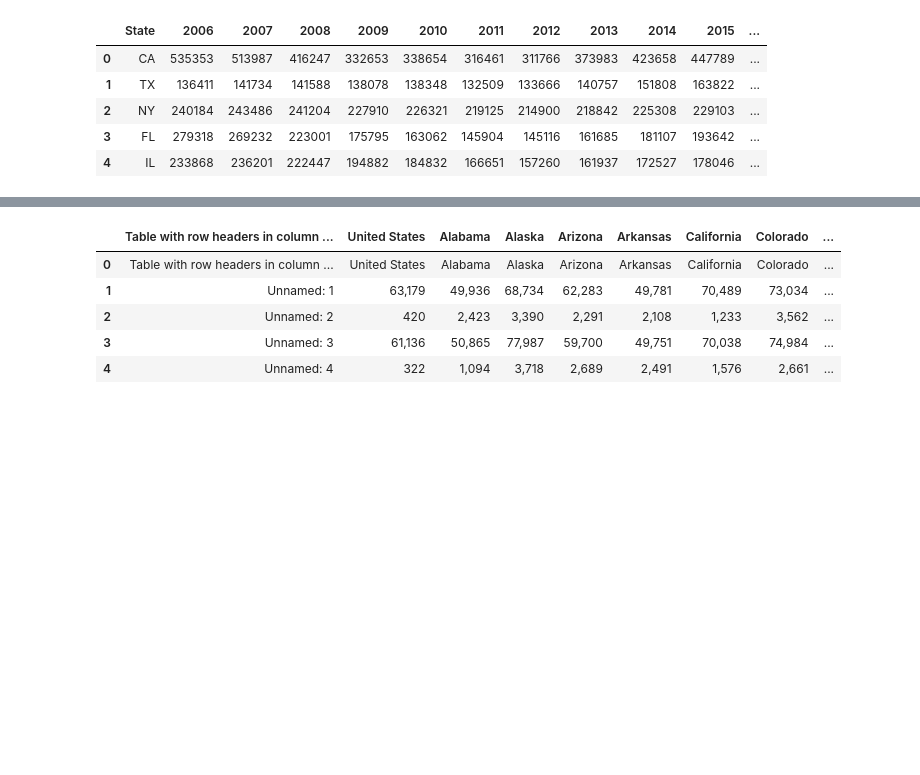
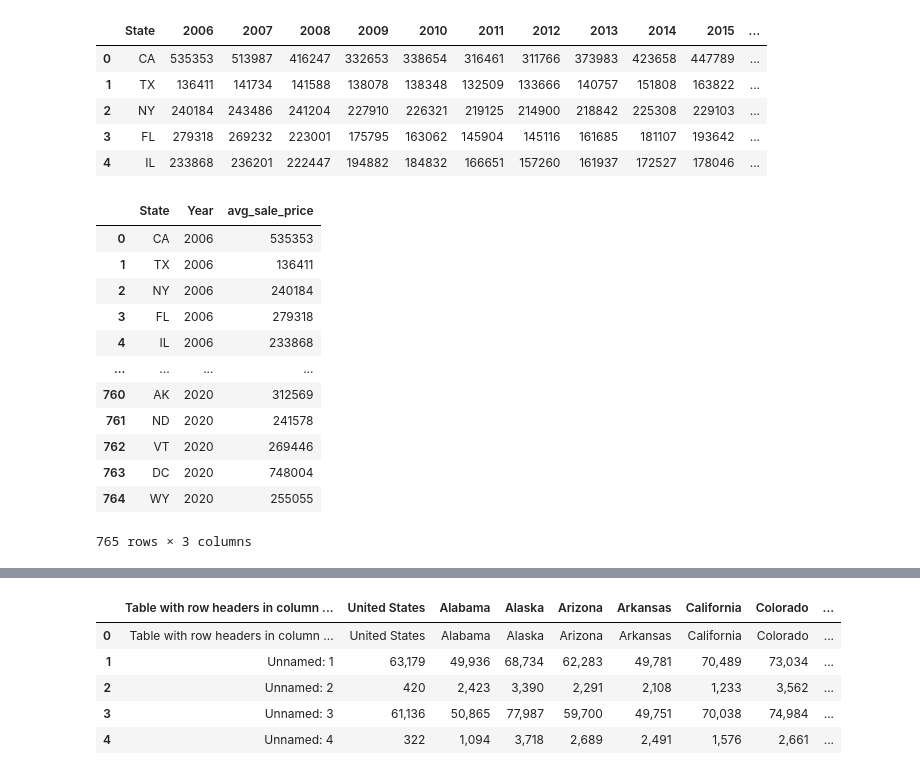
Before and after one commit to gamem001/warehousing_the_housing_crisis, a Jupyter notebook: asia_data/both_tables_one_notebook.ipynb, the cells around one changed output, grey strips where cells are left out. Cells and saved outputs as stored; diff of their text form; code cells hidden in the pictures; blank space fills up the shorter version.

```diff
--- a/asia_data/both_tables_one_notebook.ipynb
+++ b/asia_data/both_tables_one_notebook.ipynb
@@ -83,6 +83,23 @@ avg_home_cost.head()
 | 2 | NY | 240184 | 243486 | 241204 | 227910 | 226321 | 219125 | 214900 | 218842 | 225308 | 229103 | ... |
 | 3 | FL | 279318 | 269232 | 223001 | 175795 | 163062 | 145904 | 145116 | 161685 | 181107 | 193642 | ... |
 | 4 | IL | 233868 | 236201 | 222447 | 194882 | 184832 | 166651 | 157260 | 161937 | 172527 | 178046 | ... |
+# %%
+finished_avg_home_cost = pd.melt(avg_home_cost, col_level=0, id_vars="State", var_name="Year", value_name="avg_sale_price")
+finished_avg_home_cost
+# %% [output]
+|  | State | Year | avg_sale_price |
+| 0 | CA | 2006 | 535353 |
+| 1 | TX | 2006 | 136411 |
+| 2 | NY | 2006 | 240184 |
+| 3 | FL | 2006 | 279318 |
+| 4 | IL | 2006 | 233868 |
+| ... | ... | ... | ... |
+| 760 | AK | 2020 | 312569 |
+| 761 | ND | 2020 | 241578 |
+| 762 | VT | 2020 | 269446 |
+| 763 | DC | 2020 | 748004 |
+| 764 | WY | 2020 | 255055 |
+765 rows × 3 columns
 # %%
 csv = pd.read_csv('median_income_data.csv')
 csv.head()
```
Also changed, not shown: parts of 12 cells of this notebook, 1 other file.
